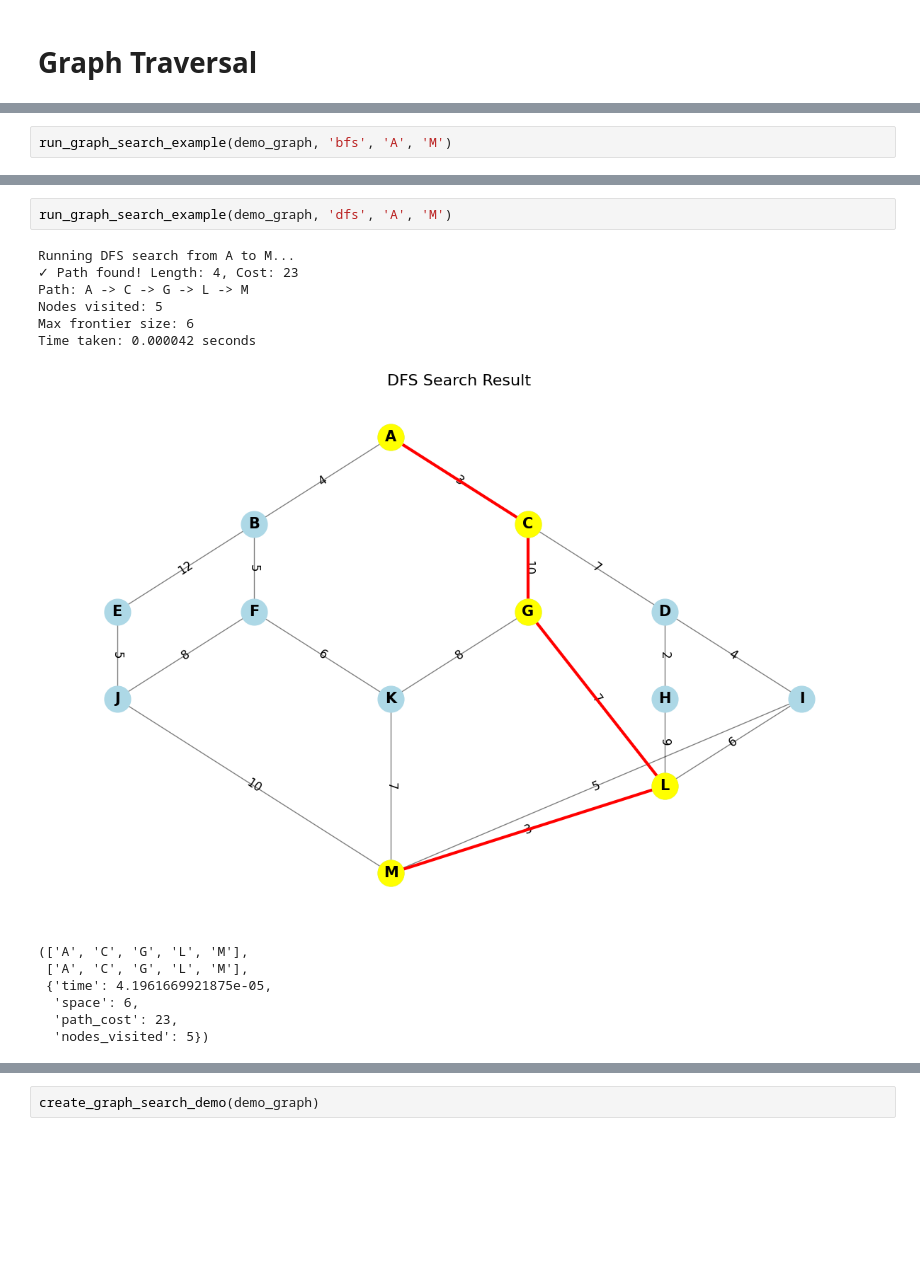
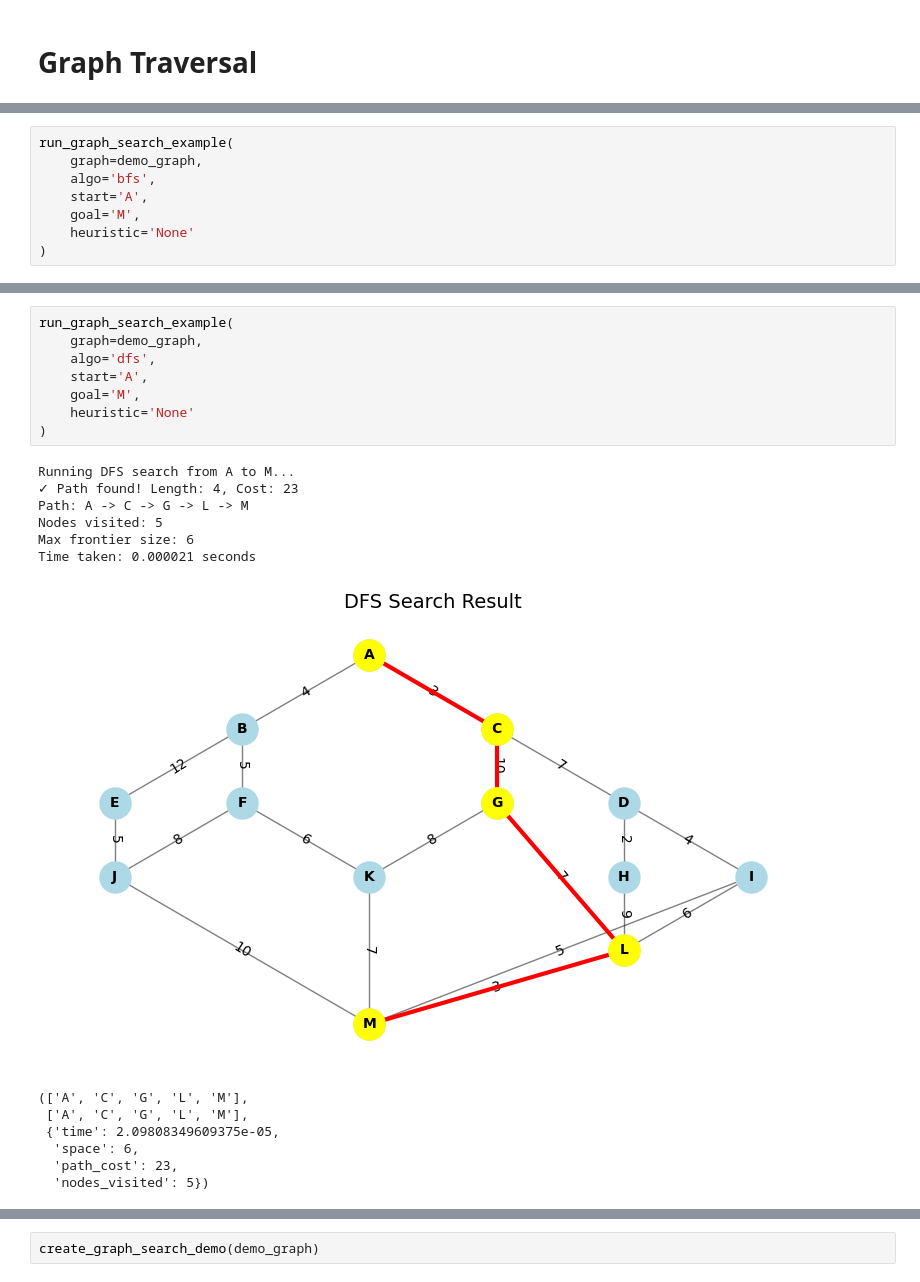
Before and after one commit to karpekov/cs3600-search, a Jupyter notebook: search_strategies.ipynb, the cells around one changed output, grey strips where cells are left out. Cells and saved outputs as stored; diff of their text form; blank space fills up the shorter version.

```diff
--- a/search_strategies.ipynb
+++ b/search_strategies.ipynb
@@ -45,5 +41,11 @@ plt.show()
 # %%
-run_graph_search_example(demo_graph, 'bfs', 'A', 'M')
+run_graph_search_example(
+    graph=demo_graph,
+    algo='bfs',
+    start='A',
+    goal='M',
+    heuristic='None'
+)
 # %% [output]
 Running BFS search from A to M...
 ✓ Path found! Length: 4, Cost: 31
@@ -59,18 +61,24 @@ Time taken: 0.000072 seconds
   'path_cost': 31,
   'nodes_visited': 13})
 # %%
-run_graph_search_example(demo_graph, 'dfs', 'A', 'M')
+run_graph_search_example(
+    graph=demo_graph,
+    algo='dfs',
+    start='A',
+    goal='M',
+    heuristic='None'
+)
 # %% [output]
 Running DFS search from A to M...
 ✓ Path found! Length: 4, Cost: 23
 Path: A -> C -> G -> L -> M
 Nodes visited: 5
 Max frontier size: 6
-Time taken: 0.000042 seconds
+Time taken: 0.000021 seconds
-[figure, old version]
+[figure, new version]
 (['A', 'C', 'G', 'L', 'M'],
  ['A', 'C', 'G', 'L', 'M'],
- {'time': 4.1961669921875e-05,
+ {'time': 2.09808349609375e-05,
   'space': 6,
   'path_cost': 23,
   'nodes_visited': 5})
```
Also changed, not shown: parts of 56 cells of this notebook, 4 other files.
